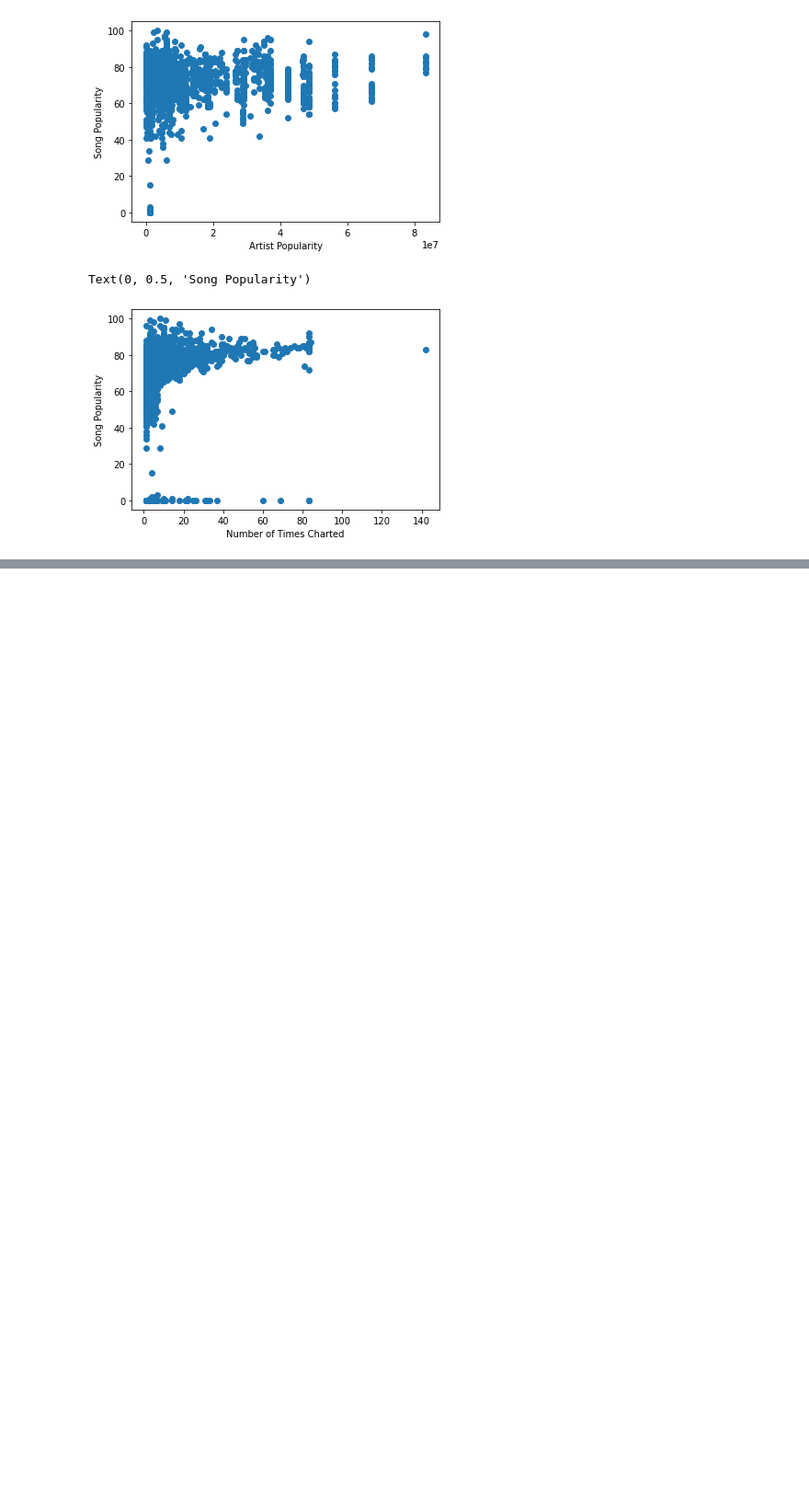
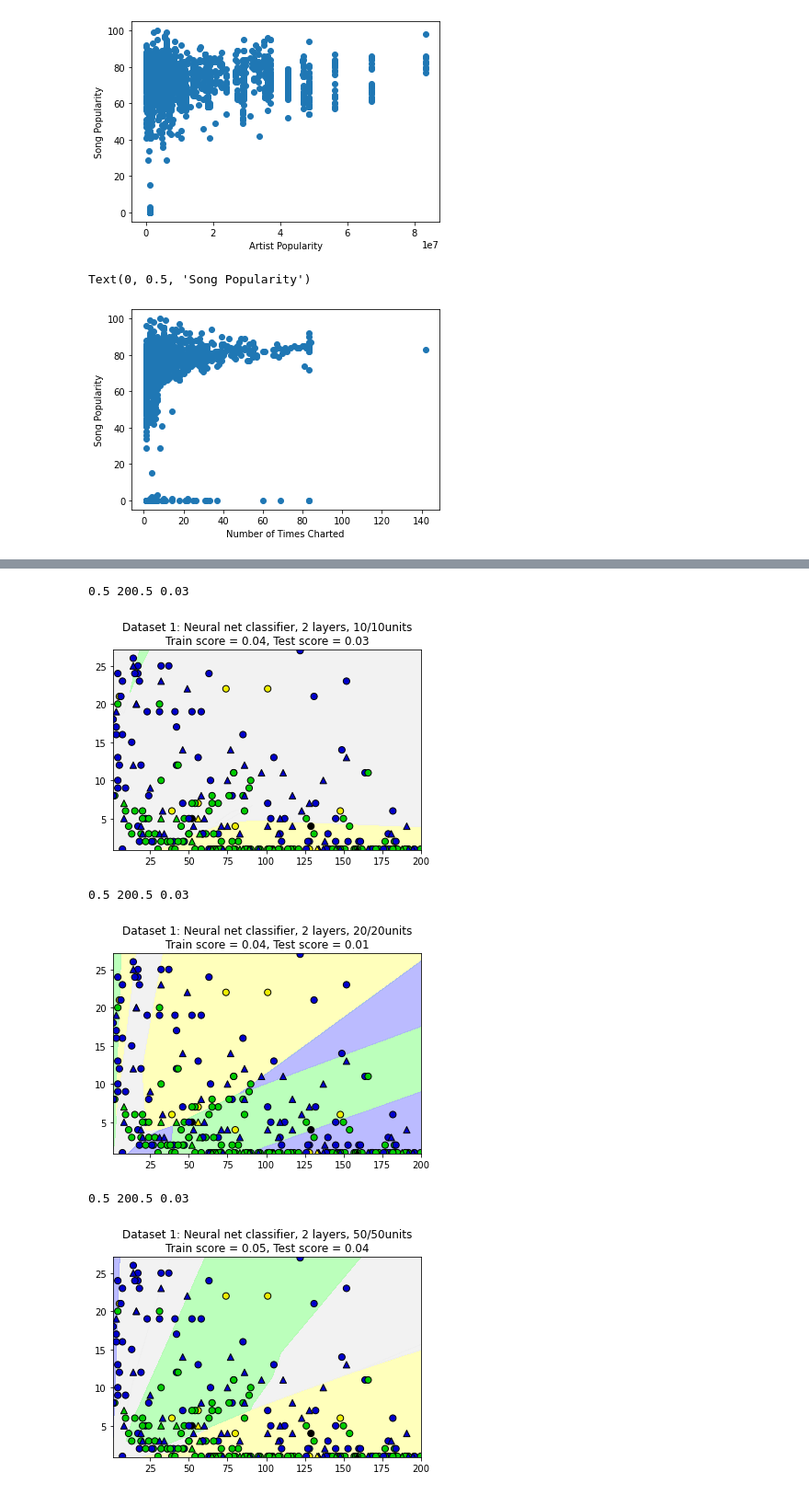
Before and after one commit to theslic/MLP_Project, a Jupyter notebook: analysis/Popularity_Analysis.ipynb, the cells around one changed output, grey strips where cells are left out. Shown at 92% size. Cells and saved outputs as stored; diff of their text form; code cells hidden in the pictures; blank space fills up the shorter version.

```diff
--- a/analysis/Popularity_Analysis.ipynb
+++ b/analysis/Popularity_Analysis.ipynb
@@ -153,0 +661,19 @@ df.to_csv('pop_input.csv')
+# %%
+from sklearn.neural_network import MLPClassifier
+from matplotlib.colors import ListedColormap
+for i in [10,20,50]:
+
+    #from adspy_shared_utilities import plot_class_regions_for_classifier
+    X_train, X_test, y_train, y_test = train_test_split(X[0::5], y[0::5].ravel(), random_state = 0)
+    # model training with two hidden layers
+    nnclf = MLPClassifier(hidden_layer_sizes = [i, i], solver='adam',
+                        random_state = 0).fit(X_train, y_train.ravel())
+    plot_class_regions_for_classifier(nnclf, X_train, y_train, X_test, y_test,
+                                    'Dataset 1: Neural net classifier, 2 layers, ' + str(i) + '/' + str(i) + 'units')
+# %% [output]
+0.5 200.5 0.03
+[figure, added]
+0.5 200.5 0.03
+[figure, added]
+0.5 200.5 0.03
+[figure, added]
```
Also changed, not shown: parts of 25 cells of this notebook.
